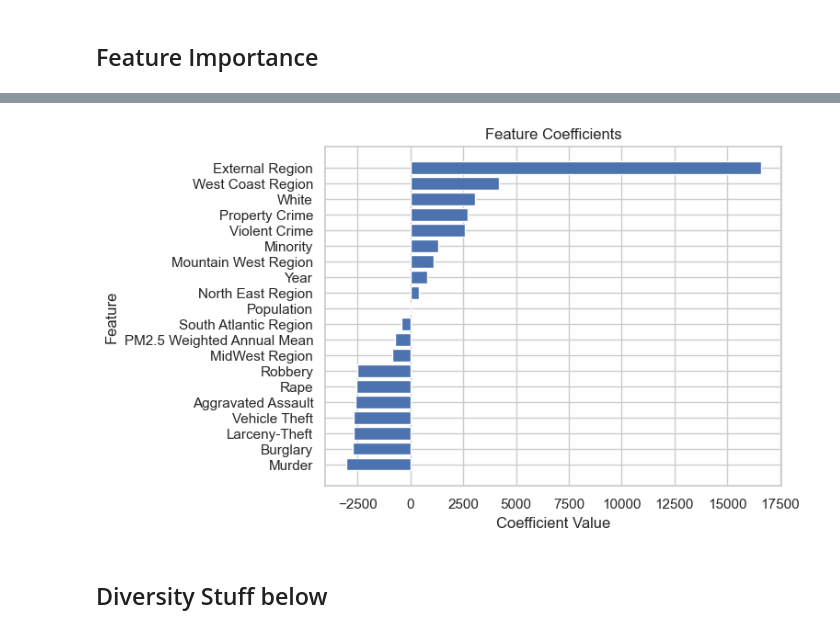
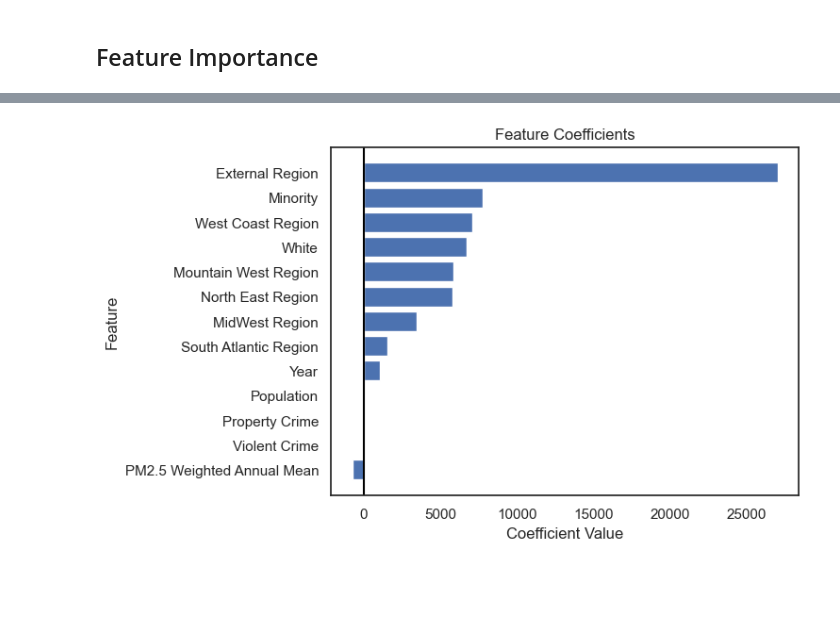
Before and after one commit to Grasstown/Grasstown.github.io, a Jupyter notebook: cmsc320_final_tutorial.ipynb, the cells around one changed output, grey strips where cells are left out. Saved outputs shown, nothing was run; the diff lists cells and outputs as text; code cells hidden in the pictures; blank space fills up the shorter version.

```diff
--- a/cmsc320_final_tutorial.ipynb
+++ b/cmsc320_final_tutorial.ipynb
@@ -668,0 +667,21 @@ Text(0.5, 1.08, 'Median Family Income vs Various Crime')
+# %%
+sns.set_theme(style="white")
+fig = plt.figure(dpi=150,figsize=(12,6))
+regions = ['North East','South Atlantic',
+  'Central South','MidWest','Mountain West','West Coast','External']
+# Loop over each region, using the array above to call upon the appropriate columns and making the graphs.
+for i in np.arange(0,7):
+  ax=fig.add_subplot(2,4,i+1)
+  rdata = data.loc[data['Region']==regions[i],:]
+  sns.regplot(x=rdata['Year'], y=rdata["PM2.5 Weighted Annual Mean"], scatter_kws={'s':1})
+  ax.set_title(regions[i])
+  plt.ylim([0,15])
+  ax.set_xticks(np.arange(2010, 2019, 4))
+axx=fig.add_subplot(1,1,1,frameon=False)
+plt.tick_params(labelcolor='none',top=False,bottom=False,left=False,right=False)
+plt.grid(False)
+plt.ylabel('PM2.5 Weighted Annual Mean')
+axx.yaxis.set_label_coords(-0.1,0.5)
+plt.xlabel('Year')
+fig.tight_layout()
+axx.set_title('Time vs PM2.5 Weighted Annual Mean in Various US Regions', y=1.08)
@@ -864,10 +994,8 @@ The value we want to look at here is the Prob (F-statistic), which is our p-valu
 # %%
 df_all = data.rename(columns={"Median Household Income": "median_household_income", "PM2.5 Weighted Annual Mean": "pm_WAM",
-                             "Total Population": "population", "Violent crime": "violent_crime",
-                             "Aggravated assault": "aggravated_assault", "Property crime": "property_crime",
-                             "Motor vehicle theft": "vehicle_theft", "Larceny-theft":"Larceny_theft"})
+                             "Total Population": "population", "Violent crime": "violent_crime", "Property crime": "property_crime"})
 df_all['Year'] = df_all['Year'].astype(int)
-formula = "median_household_income ~ pm_WAM + Year + Region + Minority + White + population + violent_crime + aggravated_assault + property_crime + vehicle_theft + Burglary + Larceny_theft + Murder + Rape + Robbery"
+formula = "median_household_income ~ pm_WAM + Year + Region + Minority + White + population + violent_crime + property_crime"
 reg = smf.ols(formula=formula, data=df_all).fit()
 print(str(reg.f_pvalue * 100)+"%")
 reg.summary()
@@ -910,19 +1037,17 @@ strong multicollinearity or other numerical problems.
 # %%
 coefs = reg.params.sort_values()
 coefs = coefs.drop('Intercept')
-labels = {'Larceny_theft': 'Larceny-Theft', 'vehicle_theft': 'Vehicle Theft',
-       'aggravated_assault': 'Aggravated Assault', 'Region[T.MidWest]': 'MidWest Region', 'pm_WAM': 'PM2.5 Weighted Annual Mean',
+labels = {'Region[T.MidWest]': 'MidWest Region', 'pm_WAM': 'PM2.5 Weighted Annual Mean',
        'Region[T.South Atlantic]': 'South Atlantic Region', 'population': 'Population', 'Region[T.North East]': 'North East Region',
        'Region[T.Mountain West]': 'Mountain West Region', 'violent_crime': 'Violent Crime',
        'property_crime': 'Property Crime', 'Region[T.West Coast]': 'West Coast Region','Region[T.External]': 'External Region'}
 coefs = coefs.rename(labels)
 fig, ax = plt.subplots()
 ax.barh(y=coefs.index, width=coefs.values)
+ax.axvline(x=0, color='black')
 ax.set_xlabel('Coefficient Value')
 ax.set_ylabel('Feature')
 ax.set_title('Feature Coefficients')
 plt.show()
 # %% [output]
-[figure, old version]
+[figure, new version]
-# %% [markdown]
-## Diversity Stuff below
```
Also changed, not shown: parts of 65 cells of this notebook, 21 other files.
